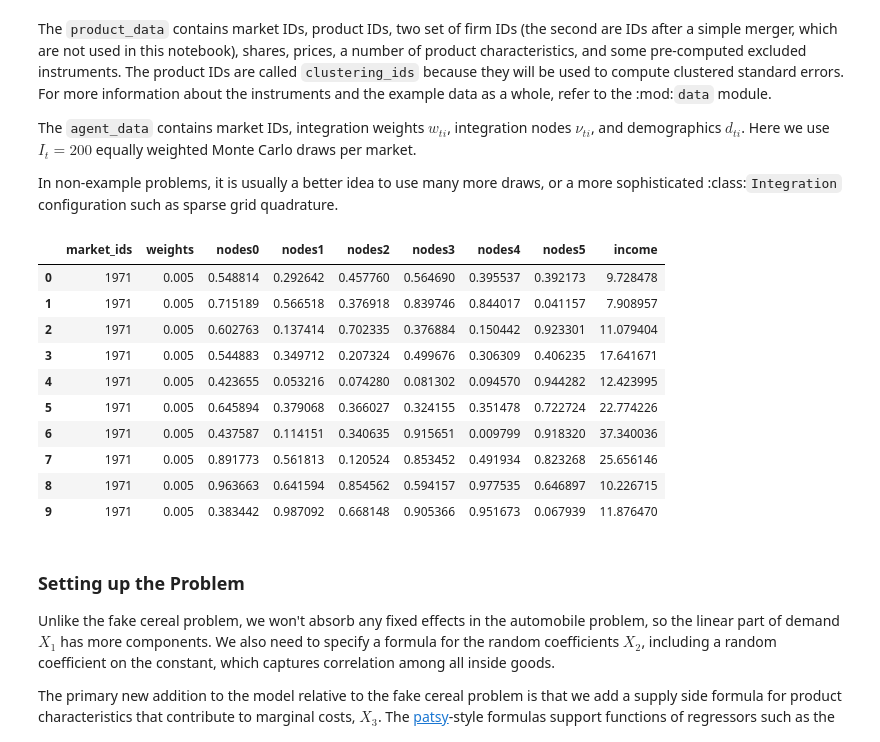
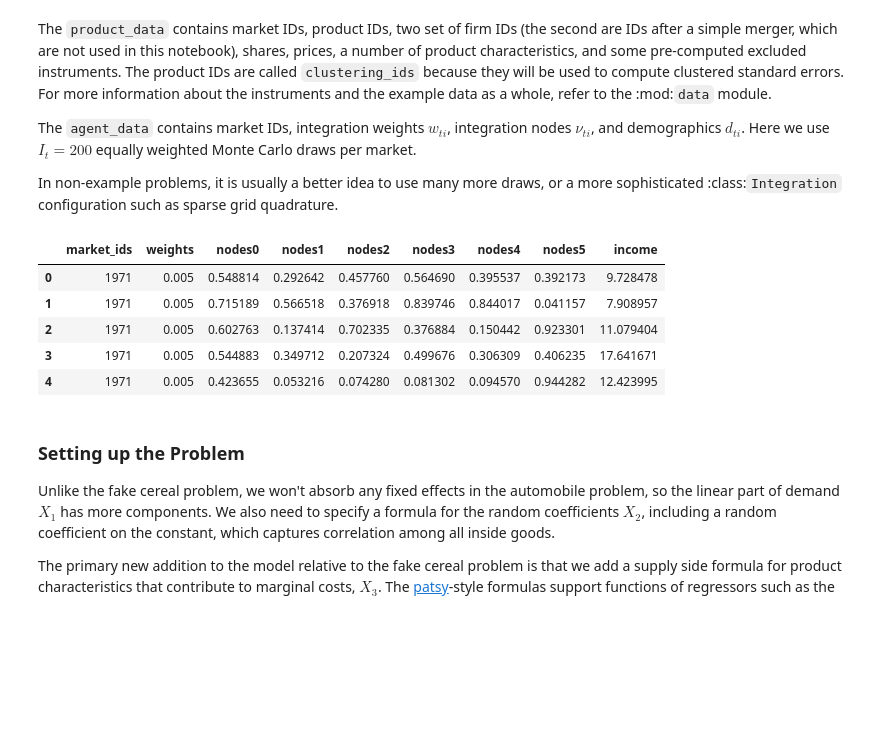
Before and after one commit to jeffgortmaker/pyblp, a Jupyter notebook: docs/notebooks/tutorial/blp.ipynb, the cells around one changed output. Cells and saved outputs as stored; diff of their text form; code cells hidden in the pictures; blank space fills up the shorter version.

```diff
--- a/docs/notebooks/tutorial/blp.ipynb
+++ b/docs/notebooks/tutorial/blp.ipynb
@@ -5,7 +5,7 @@ import pyblp
 import numpy as np
 import pandas as pd
 
-pyblp.options.digits = 3
+pyblp.options.digits = 2
 pyblp.options.verbose = False
 pyblp.__version__
 # %% [output]
@@ -53,19 +48,14 @@ The `agent_data` contains market IDs, integration weights $w_{ti}$, integration
 In non-example problems, it is usually a better idea to use many more draws, or a more sophisticated :class:`Integration` configuration such as sparse grid quadrature.
 # %%
 agent_data = pd.read_csv(pyblp.data.BLP_AGENTS_LOCATION)
-agent_data.head(10)
+agent_data.head()
 # %% [output]
 |  | market_ids | weights | nodes0 | nodes1 | nodes2 | nodes3 | nodes4 | nodes5 | income |
 | 0 | 1971 | 0.005 | 0.548814 | 0.292642 | 0.457760 | 0.564690 | 0.395537 | 0.392173 | 9.728478 |
 | 1 | 1971 | 0.005 | 0.715189 | 0.566518 | 0.376918 | 0.839746 | 0.844017 | 0.041157 | 7.908957 |
 | 2 | 1971 | 0.005 | 0.602763 | 0.137414 | 0.702335 | 0.376884 | 0.150442 | 0.923301 | 11.079404 |
 | 3 | 1971 | 0.005 | 0.544883 | 0.349712 | 0.207324 | 0.499676 | 0.306309 | 0.406235 | 17.641671 |
 | 4 | 1971 | 0.005 | 0.423655 | 0.053216 | 0.074280 | 0.081302 | 0.094570 | 0.944282 | 12.423995 |
-| 5 | 1971 | 0.005 | 0.645894 | 0.379068 | 0.366027 | 0.324155 | 0.351478 | 0.722724 | 22.774226 |
-| 6 | 1971 | 0.005 | 0.437587 | 0.114151 | 0.340635 | 0.915651 | 0.009799 | 0.918320 | 37.340036 |
-| 7 | 1971 | 0.005 | 0.891773 | 0.561813 | 0.120524 | 0.853452 | 0.491934 | 0.823268 | 25.656146 |
-| 8 | 1971 | 0.005 | 0.963663 | 0.641594 | 0.854562 | 0.594157 | 0.977535 | 0.646897 | 10.226715 |
-| 9 | 1971 | 0.005 | 0.383442 | 0.987092 | 0.668148 | 0.905366 | 0.951673 | 0.067939 | 11.876470 |
 # %% [markdown]
 ### Setting up the Problem
 
```
Also changed, not shown: parts of 2 cells of this notebook, 17 other files.
